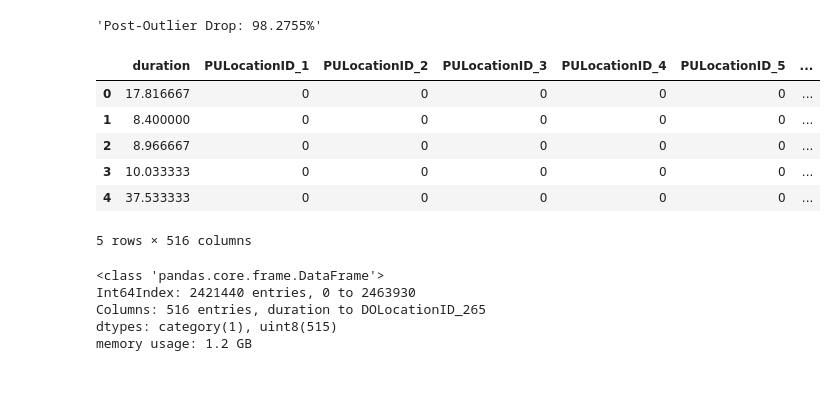
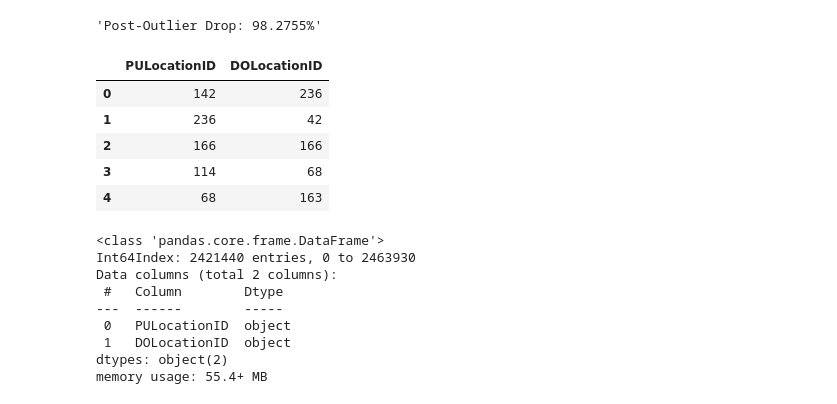
Before and after one commit to albwrekt/mlops_zoomcamp_hw1, a Jupyter notebook: 01-Intro/homework.ipynb, the cells around one changed output. Drawn from its saved outputs; the diff is of its cells as text; code cells hidden in the pictures.

```diff
--- a/01-Intro/homework.ipynb
+++ b/01-Intro/homework.ipynb
@@ -80,27 +80,30 @@ f'Post-Outlier Drop: {sub_df.shape[0]/in_df.shape[0]*100.0:.4f}%'
 # %%
 # Feature columns
 feature_columns = ['PULocationID', 'DOLocationID']
 label_columns = ["duration"]
 # Create sub dataframe for the desired cols
-feature_df = sub_df[feature_columns].astype('category')
-# Now one hot encode them using the pandas helper method.
-feature_df = pd.get_dummies(feature_df, columns=feature_columns)
+feature_df = sub_df[feature_columns].astype(str)
+# Now one hot encode them using the pandas helper method. - Bring this back in if manual encoding is needed.
+#feature_df = pd.get_dummies(feature_df, columns=feature_columns)
 # Now display head
 feature_df.head()
 # %% [output]
-|  | duration | PULocationID_1 | PULocationID_2 | PULocationID_3 | PULocationID_4 | PULocationID_5 | ... |
-| 0 | 17.816667 | 0 | 0 | 0 | 0 | 0 | ... |
-| 1 | 8.400000 | 0 | 0 | 0 | 0 | 0 | ... |
-| 2 | 8.966667 | 0 | 0 | 0 | 0 | 0 | ... |
-| 3 | 10.033333 | 0 | 0 | 0 | 0 | 0 | ... |
-| 4 | 37.533333 | 0 | 0 | 0 | 0 | 0 | ... |
+|  | PULocationID | DOLocationID |
+| 0 | 142 | 236 |
+| 1 | 236 | 42 |
+| 2 | 166 | 166 |
+| 3 | 114 | 68 |
+| 4 | 68 | 163 |
-5 rows × 516 columns
 # %%
 # Calculate the number of columns
 feature_df.info()
 # %% [output]
 <class 'pandas.core.frame.DataFrame'>
 Int64Index: 2421440 entries, 0 to 2463930
-Columns: 516 entries, duration to DOLocationID_265
-dtypes: category(1), uint8(515)
-memory usage: 1.2 GB
+Data columns (total 2 columns):
+ #   Column        Dtype
+---  ------        -----
+ 0   PULocationID  object
+ 1   DOLocationID  object
+dtypes: object(2)
+memory usage: 55.4+ MB
```
Also changed, not shown: parts of 6 cells of this notebook.
